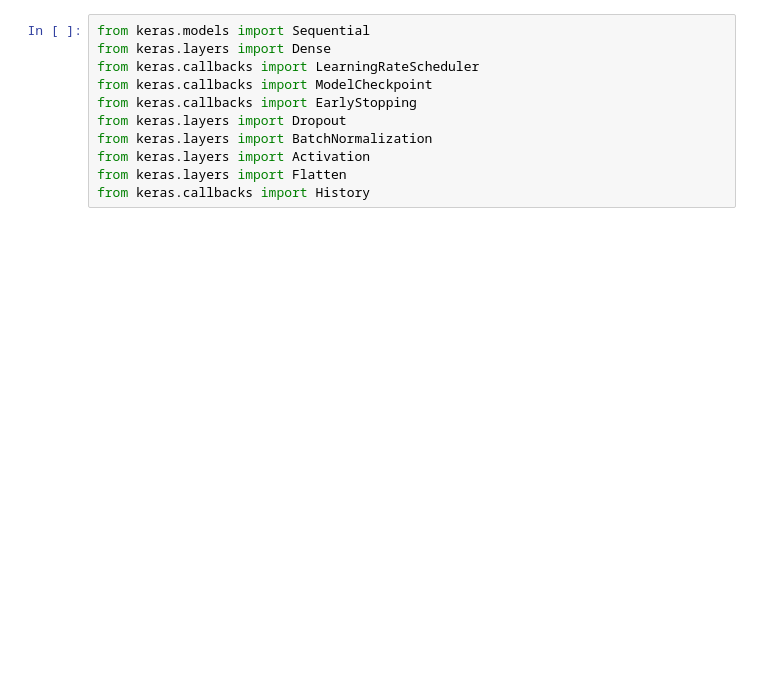
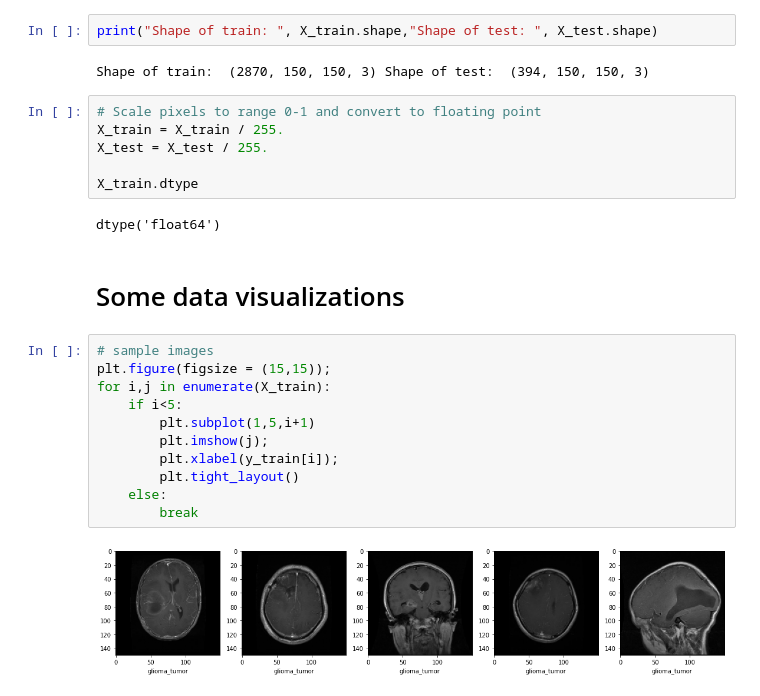
Before and after one commit to malikmac/psi_project, a Jupyter notebook: brain-tumor-classification.ipynb, the cells around one changed output. Cells and saved outputs as stored; diff of their text form; blank space fills up the shorter version.

```diff
--- a/brain-tumor-classification.ipynb
+++ b/brain-tumor-classification.ipynb
@@ -16,11 +59,27 @@ Found 394 images belonging to 4 classes.
-# %%
-from keras.models import Sequential
-from keras.layers import Dense
-from keras.callbacks import LearningRateScheduler
-from keras.callbacks import ModelCheckpoint
-from keras.callbacks import EarlyStopping
-from keras.layers import Dropout
-from keras.layers import BatchNormalization
-from keras.layers import Activation
-from keras.layers import Flatten
-from keras.callbacks import History
+# %%
+print("Shape of train: ", X_train.shape,"Shape of test: ", X_test.shape)
+# %% [output]
+Shape of train:  (2870, 150, 150, 3) Shape of test:  (394, 150, 150, 3)
+# %%
+# Scale pixels to range 0-1 and convert to floating point
+X_train = X_train / 255.
+X_test = X_test / 255.
+
+X_train.dtype
+# %% [output]
+dtype('float64')
+# %% [markdown]
+# Some data visualizations
+# %%
+# sample images
+plt.figure(figsize = (15,15));
+for i,j in enumerate(X_train):
+    if i<5:
+        plt.subplot(1,5,i+1)
+        plt.imshow(j);
+        plt.xlabel(y_train[i]);
+        plt.tight_layout()
+    else:
+        break
+# %% [output]
+[figure, added]
```
Also changed, not shown: parts of 20 cells of this notebook.
